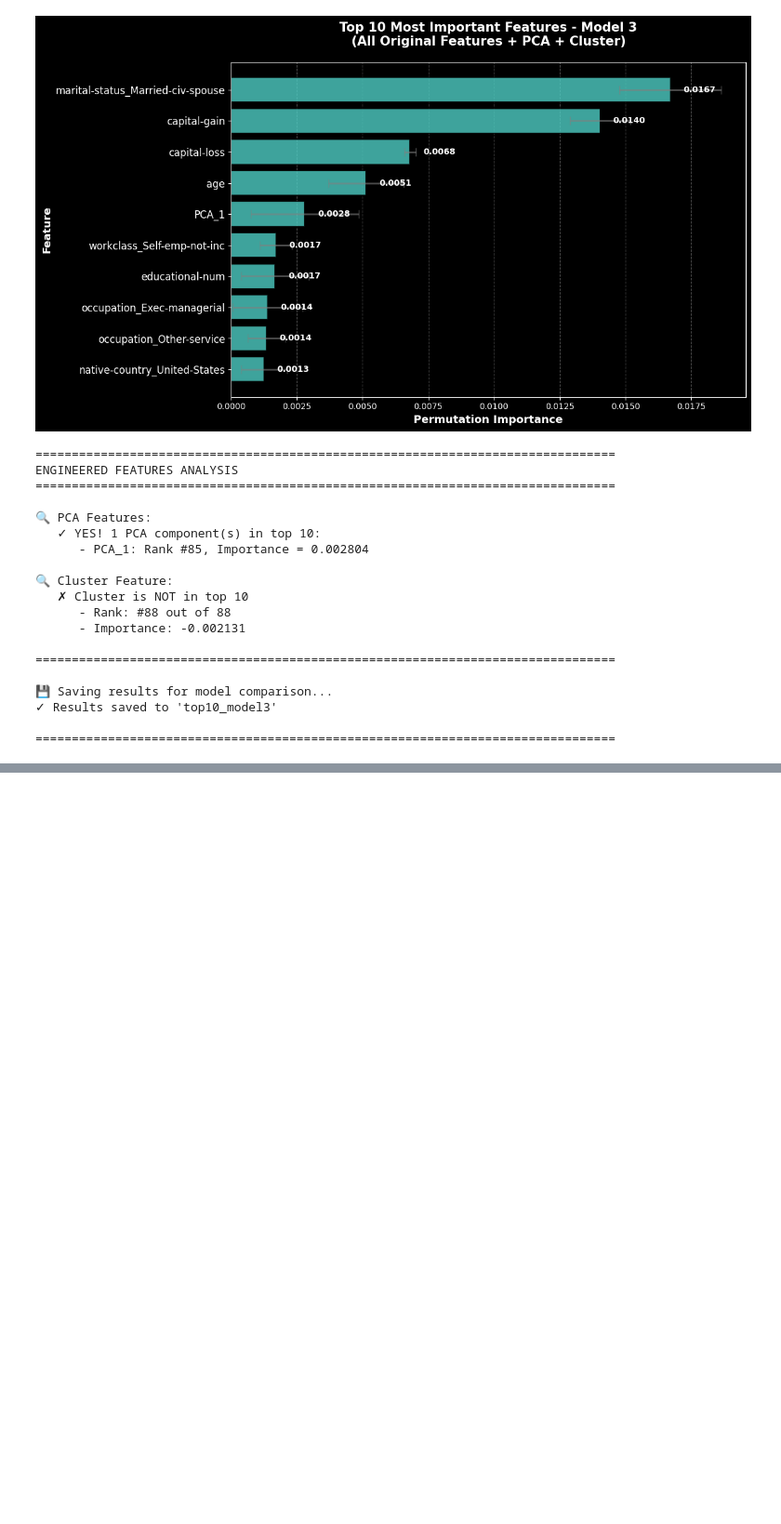
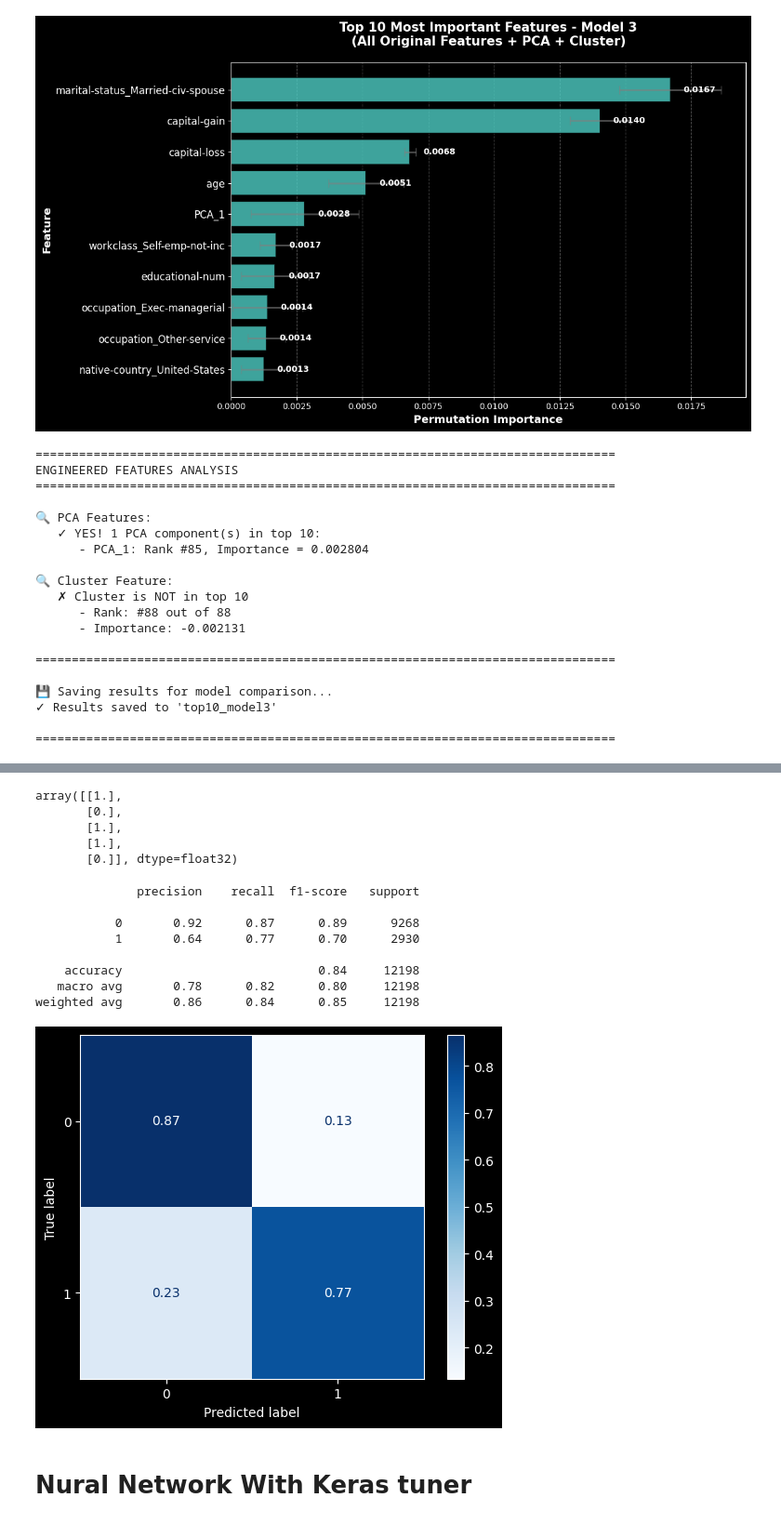
Before and after one commit to basharbayatna/Adult_Income-, a Jupyter notebook: Adult_Income.ipynb, the cells around one changed output, grey strips where cells are left out. Shown at 93% size. Drawn from its saved outputs; the diff is of its cells as text; code cells hidden in the pictures; blank space fills up the shorter version.

```diff
--- a/Adult_Income.ipynb
+++ b/Adult_Income.ipynb
@@ -1554,0 +1681,4 @@ ENGINEERED FEATURES ANALYSIS
+# %%
+# make predictions
+y_pred_test = clf_model.predict(X_test_processed)
+y_pred_test[:5]
@@ -1554,0 +1692,28 @@ ENGINEERED FEATURES ANALYSIS
+# %%
+# round the predictions
+y_pred_test = np.round(y_pred_test)
+y_pred_test[:5]
+# %% [output]
+array([[1.],
+       [0.],
+       [1.],
+       [1.],
+       [0.]], dtype=float32)
+# %%
+from sklearn.metrics import classification_report,ConfusionMatrixDisplay
+print(classification_report(y_test_encoded, y_pred_test))
+
+ConfusionMatrixDisplay.from_predictions(y_test_encoded, y_pred_test, cmap='Blues',
+                                       normalize='true');
+# %% [output]
+              precision    recall  f1-score   support
+
+           0       0.92      0.87      0.89      9268
+           1       0.64      0.77      0.70      2930
+
+    accuracy                           0.84     12198
+   macro avg       0.78      0.82      0.80     12198
+weighted avg       0.86      0.84      0.85     12198
+[figure, added]
+# %% [markdown]
+# Nural Network With Keras tuner
```
Also changed, not shown: parts of 21 cells of this notebook.
